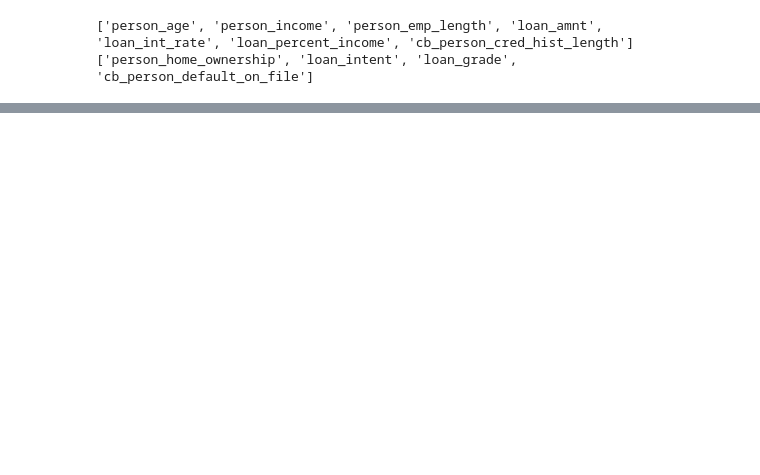
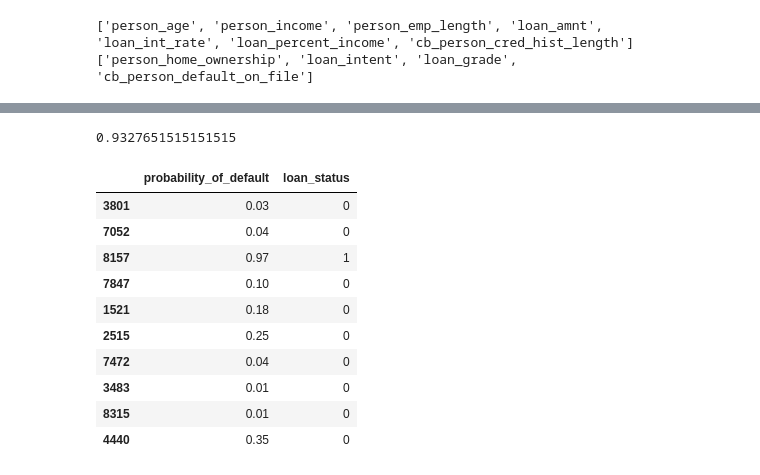
Before and after one commit to sahi-mfg/credit-risk, a Jupyter notebook: notebooks/modelisation.ipynb, the cells around one changed output, grey strips where cells are left out. Cells and saved outputs as stored; diff of their text form; code cells hidden in the pictures; blank space fills up the shorter version.

```diff
--- a/notebooks/modelisation.ipynb
+++ b/notebooks/modelisation.ipynb
@@ -106,2 +114,0 @@ X_categorical_onehot =pd.get_dummies(X_categorical)
-# %%
-X = pd.concat([X_numerical, X_categorical_onehot], axis=1)
@@ -108,5 +133,9 @@ X = pd.concat([X_numerical, X_categorical_onehot], axis=1)
+# %%
+smote = SMOTE(random_state=42)
 # %%
 X_train, X_test, y_train, y_test = train_test_split(
     X, y, test_size=0.3, random_state=42
 )
+# %%
+X_train, y_train = smote.fit_resample(X_train, y_train)
 # %%
@@ -168,0 +202,4 @@ weighted avg       0.80      0.82      0.80      9504
+# %%
+# Random Forest Classifier
+clf_rf = RandomForestClassifier(n_estimators=100, random_state=42)
+clf_rf.fit(X_train, y_train)
@@ -168,0 +219,24 @@ weighted avg       0.80      0.82      0.80      9504
+# %%
+clf_rf.score(X_test, y_test)
+# %% [output]
+0.9327651515151515
+# %%
+preds = clf_rf.predict_proba(X_test)
+preds_df = pd.DataFrame(preds[:, 1], columns=["probability_of_default"])
+preds_df["loan_status"] = preds_df["probability_of_default"].apply(
+    lambda x: 1 if x > 0.5 else 0
+)
+
+preds_df.sample(10)
+# %% [output]
+|  | probability_of_default | loan_status |
+| 3801 | 0.03 | 0 |
+| 7052 | 0.04 | 0 |
+| 8157 | 0.97 | 1 |
+| 7847 | 0.10 | 0 |
+| 1521 | 0.18 | 0 |
+| 2515 | 0.25 | 0 |
+| 7472 | 0.04 | 0 |
+| 3483 | 0.01 | 0 |
+| 8315 | 0.01 | 0 |
+| 4440 | 0.35 | 0 |
```
Also changed, not shown: parts of 20 cells of this notebook, 2 other files.
